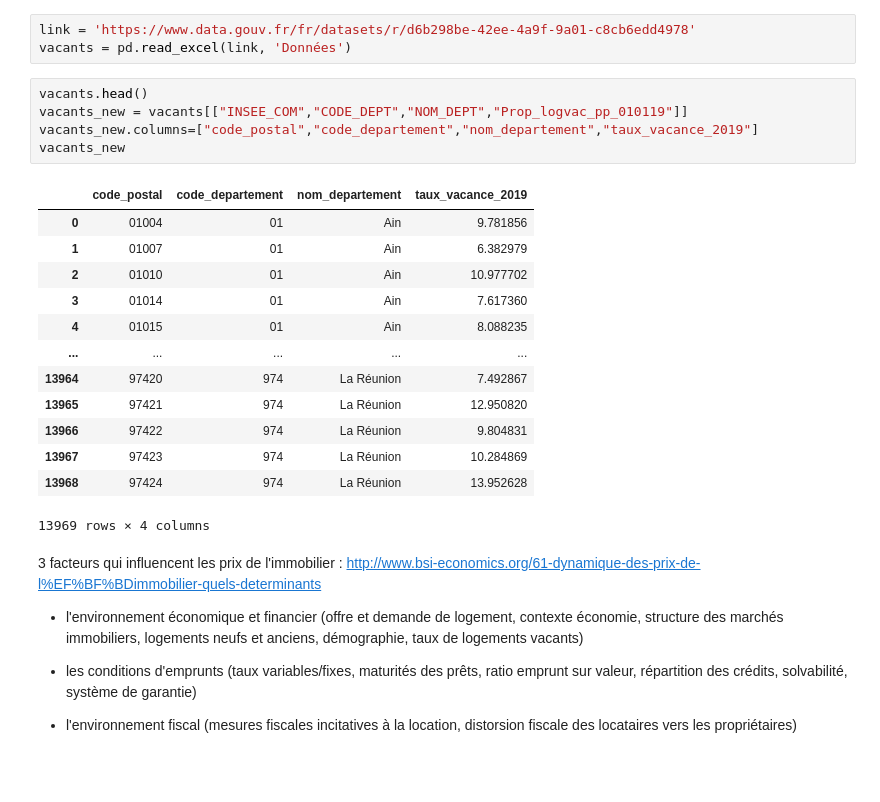
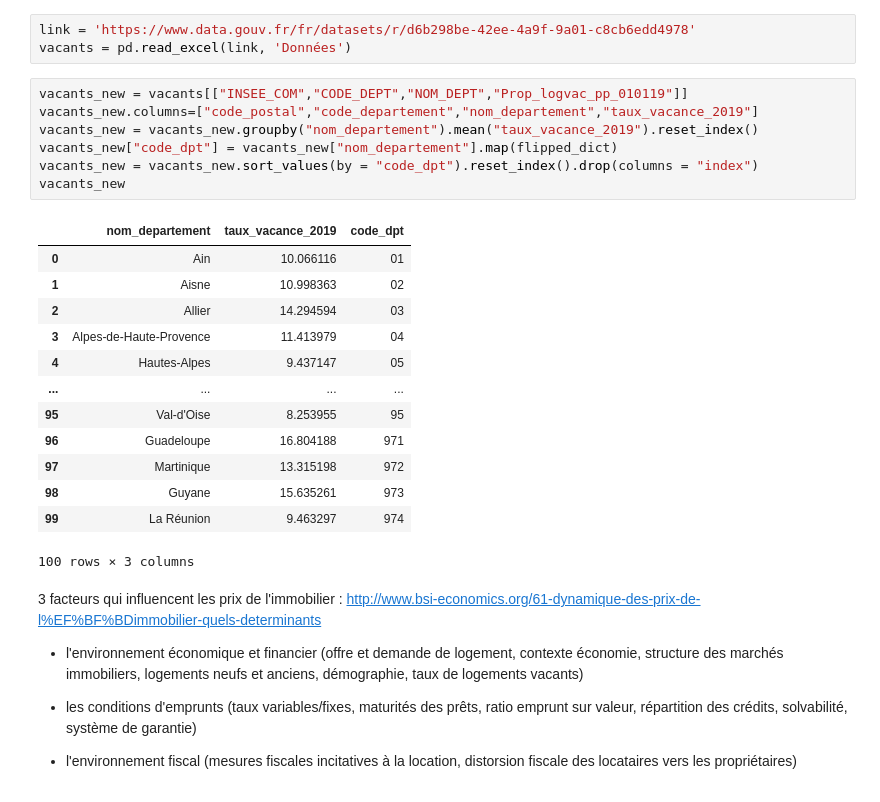
Before and after one commit to victor-kerros/tokenisation-immo, a Jupyter notebook: exploration_autres_data.ipynb, the cells around one changed output. Drawn from its saved outputs; the diff is of its cells as text.

```diff
--- a/exploration_autres_data.ipynb
+++ b/exploration_autres_data.ipynb
@@ -292,24 +307,26 @@ en théorie, plus le taux de logements vacants est élevé dans une zone, plus l
 link = 'https://www.data.gouv.fr/fr/datasets/r/d6b298be-42ee-4a9f-9a01-c8cb6edd4978'
 vacants = pd.read_excel(link, 'Données')
 # %%
-vacants.head()
 vacants_new = vacants[["INSEE_COM","CODE_DEPT","NOM_DEPT","Prop_logvac_pp_010119"]]
 vacants_new.columns=["code_postal","code_departement","nom_departement","taux_vacance_2019"]
+vacants_new = vacants_new.groupby("nom_departement").mean("taux_vacance_2019").reset_index()
+vacants_new["code_dpt"] = vacants_new["nom_departement"].map(flipped_dict)
+vacants_new = vacants_new.sort_values(by = "code_dpt").reset_index().drop(columns = "index")
 vacants_new
 # %% [output]
-|  | code_postal | code_departement | nom_departement | taux_vacance_2019 |
-| 0 | 01004 | 01 | Ain | 9.781856 |
-| 1 | 01007 | 01 | Ain | 6.382979 |
-| 2 | 01010 | 01 | Ain | 10.977702 |
-| 3 | 01014 | 01 | Ain | 7.617360 |
-| 4 | 01015 | 01 | Ain | 8.088235 |
-| ... | ... | ... | ... | ... |
-| 13964 | 97420 | 974 | La Réunion | 7.492867 |
-| 13965 | 97421 | 974 | La Réunion | 12.950820 |
-| 13966 | 97422 | 974 | La Réunion | 9.804831 |
-| 13967 | 97423 | 974 | La Réunion | 10.284869 |
-| 13968 | 97424 | 974 | La Réunion | 13.952628 |
+|  | nom_departement | taux_vacance_2019 | code_dpt |
+| 0 | Ain | 10.066116 | 01 |
+| 1 | Aisne | 10.998363 | 02 |
+| 2 | Allier | 14.294594 | 03 |
+| 3 | Alpes-de-Haute-Provence | 11.413979 | 04 |
+| 4 | Hautes-Alpes | 9.437147 | 05 |
+| ... | ... | ... | ... |
+| 95 | Val-d'Oise | 8.253955 | 95 |
+| 96 | Guadeloupe | 16.804188 | 971 |
+| 97 | Martinique | 13.315198 | 972 |
+| 98 | Guyane | 15.635261 | 973 |
+| 99 | La Réunion | 9.463297 | 974 |
-13969 rows × 4 columns
+100 rows × 3 columns
 # %% [markdown]
 3 facteurs qui influencent les prix de l'immobilier : http://www.bsi-economics.org/61-dynamique-des-prix-de-l%EF%BF%BDimmobilier-quels-determinants
 
```
Also changed, not shown: parts of 12 cells of this notebook, 1 other file.
